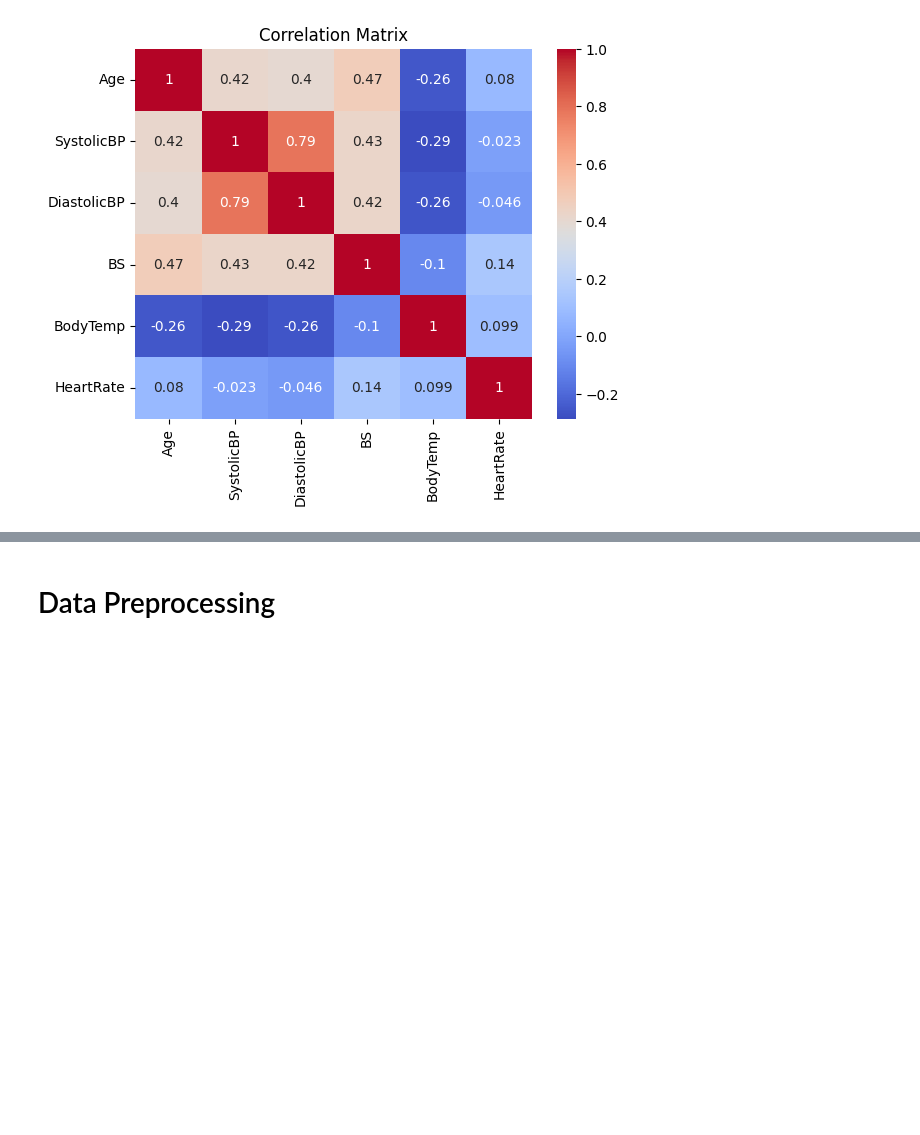
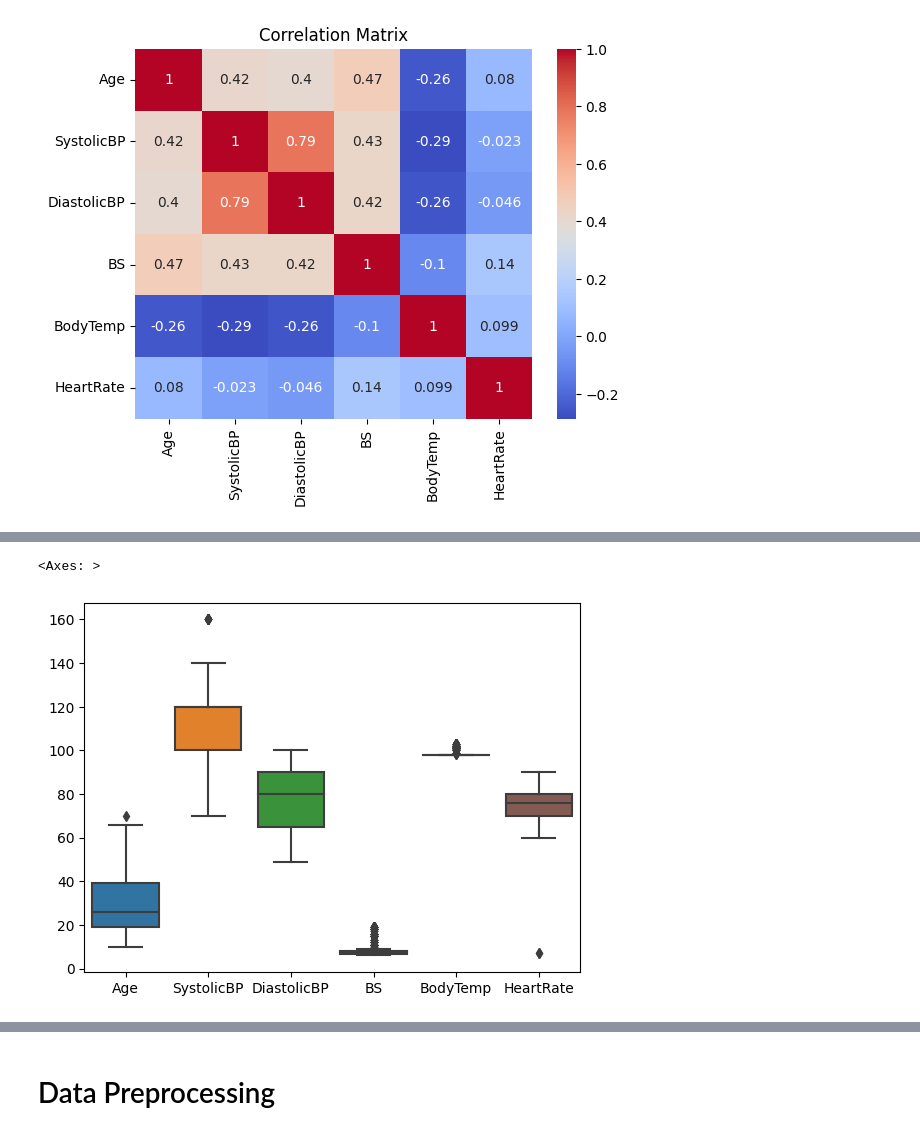
Before and after one commit to shyam007-srec/Sonar-Rock-vs-Mine-Prediction---Machine-Learning-Project, a Jupyter notebook: structural-health-monitoring-using-iot-and-ml.ipynb, the cells around one changed output, grey strips where cells are left out. Saved outputs shown, nothing was run; the diff lists cells and outputs as text; code cells hidden in the pictures; blank space fills up the shorter version.

```diff
--- a/structural-health-monitoring-using-iot-and-ml.ipynb
+++ b/structural-health-monitoring-using-iot-and-ml.ipynb
@@ -86,0 +106,5 @@ plt.show()
+# %%
+sns.boxplot(data=df.select_dtypes(include=['float64','int64']))
+# %% [output]
+<Axes: >
+[figure, added]
```
Also changed, not shown: parts of 9 cells of this notebook.
